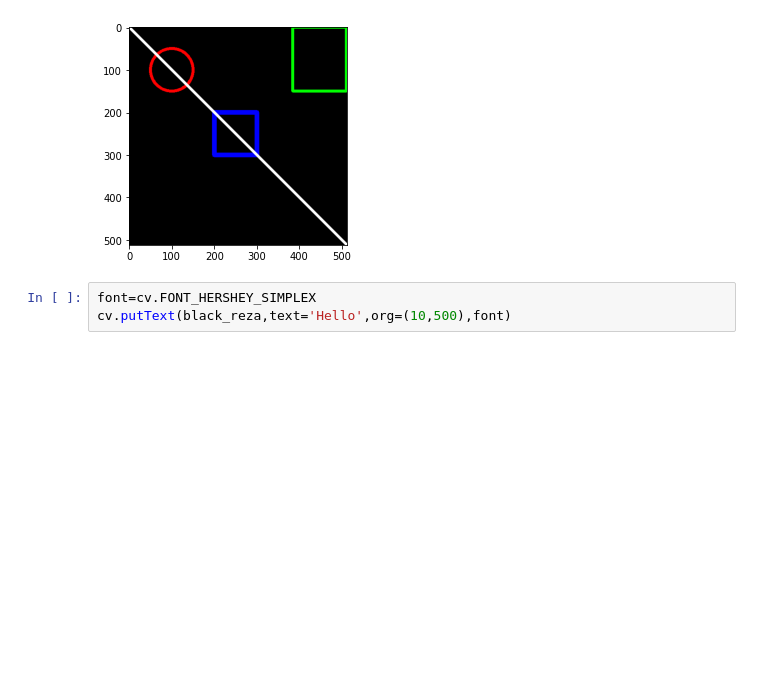
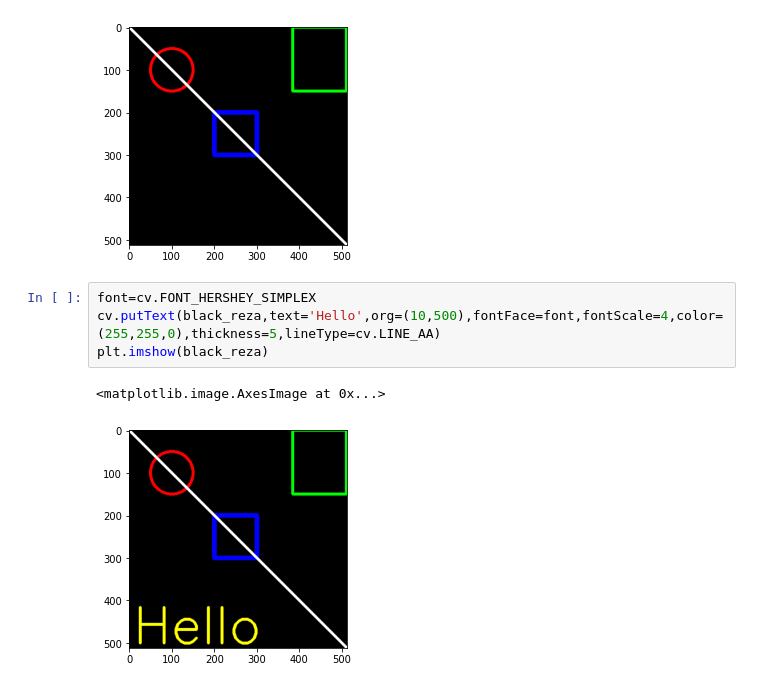
Before and after one commit to MuhammadRezaPehlevi0218/PCVK_Genap_2022, a Jupyter notebook: week2.ipynb, the cells around one changed output. Cells and saved outputs as stored; diff of their text form; blank space fills up the shorter version.

```diff
--- a/week2.ipynb
+++ b/week2.ipynb
@@ -86,4 +86,8 @@ plt.imshow(black_reza)
 [figure]
 # %%
 font=cv.FONT_HERSHEY_SIMPLEX
-cv.putText(black_reza,text='Hello',org=(10,500),font)
+cv.putText(black_reza,text='Hello',org=(10,500),fontFace=font,fontScale=4,color=(255,255,0),thickness=5,lineType=cv.LINE_AA)
+plt.imshow(black_reza)
+# %% [output]
+<matplotlib.image.AxesImage at 0x...>
+[figure, added]
```
Also changed, not shown: parts of 4 cells of this notebook.
